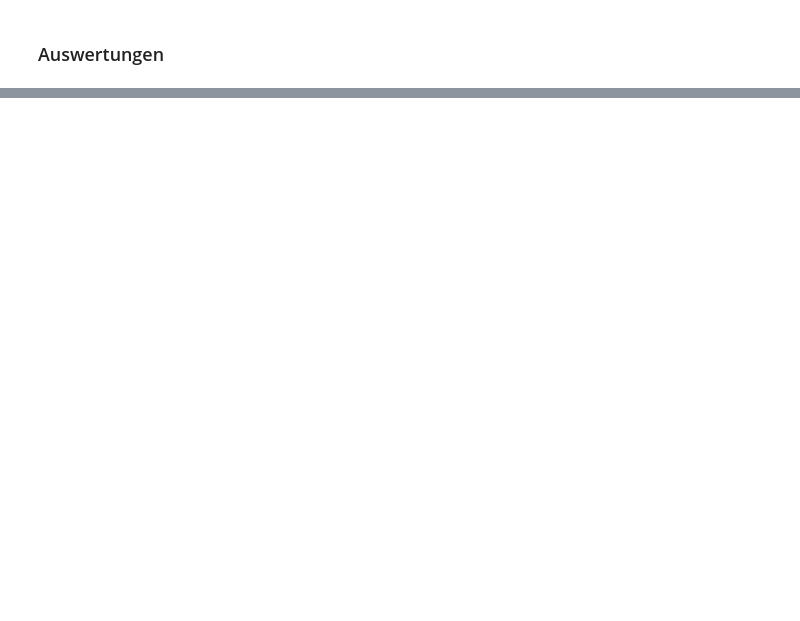
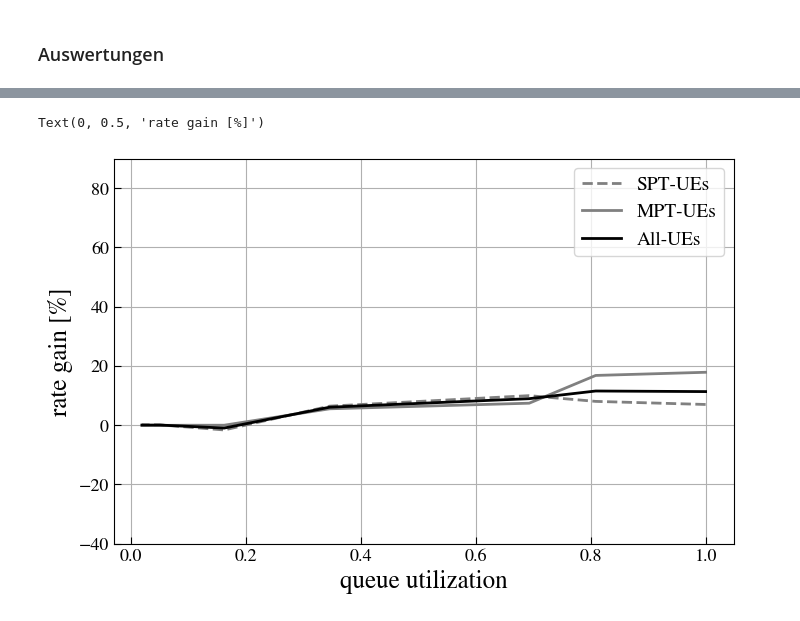
Before and after one commit to CarolineZoll/EDS, a Jupyter notebook: Application for RadioLab-Team.ipynb, the cells around one changed output, grey strips where cells are left out. Saved outputs shown, nothing was run; the diff lists cells and outputs as text; code cells hidden in the pictures; blank space fills up the shorter version.

```diff
--- a/Application for RadioLab-Team.ipynb
+++ b/Application for RadioLab-Team.ipynb
@@ -396,0 +374,14 @@ ut_ref=20000/20
+# %%
+metric=[1,1]
+sched='pf'
+mu_range=np.arange(1,200,20)
+
+user_results={}
+load_list=np.array([])
+for mu in mu_range:
+    load=0
+    ue_noCoMP, ue_comp, ue_all, index=sm.run_simulation('deterministic',df,cluster,mu,ue_nr,6,max_prb,'calculate',metric,'B',20000)
+    user_results.update({mu:eds.ue_to_df(ue_all)})
+    for i in ue_all:
+        load+=np.round(i.queue.level/4000)
+    load_list=np.append(load_list,load)
@@ -397,39 +407,80 @@ ut_ref=20000/20
 # %%
-
 gains=np.array([])
 
 tp_index={}
 mu_range=list(user_results.keys())
 tp_list=user_results[mu_range[0]]['TP1']
 
 index=0
 for i in cluster:
     tp_index_list=np.array([])
     for j in tp_list:
         if(j!=i):
             continue
         tp_index_list=np.append(tp_index_list,index)
         index+=1
     tp_index[i]=tp_index_list
 
-
 results_spt_mpt_all={}
 results_spt_mpt_all['All']=np.array([])
+results_spt_mpt_all['MPT']=np.array([])
+results_spt_mpt_all['SPT']=np.array([])
 utilization=np.array([])
+
 for j in cluster:
     results_spt_mpt_all[j]=np.array([])
     results_spt_mpt_all[str(j)+'-mpt']=np.array([])
-    for i in mu_range:
-        if(j==cluster[0]):
-            gains=user_results[i]['mR gain']
-            results_spt_mpt_all['All']=np.append(results_spt_mpt_all['All'],np.mean(gains))
-            utilization=np.append(utilization,np.mean(user_results[i]['utilization']/ut_ref))
+
+for i in mu_range:
+
+    gains=user_results[i]['mR gain']
+    results_spt_mpt_all['All']=np.append(results_spt_mpt_all['All'],(np.mean(gains)-1)*100)
+    utilization=np.append(utilization,np.mean(user_results[i]['utilization']/ut_ref))
+
+    gains=user_results[i]['mR gain']*(user_results[i]['comp'])
+    gains=gains[gains!=0]
+    results_spt_mpt_all['MPT']=np.append(results_spt_mpt_all['MPT'],(np.mean(gains)-1)*100)
+
+    gains=user_results[i]['mR gain']*(1-user_results[i]['comp'])
+    gains=gains[gains!=0]
+    results_spt_mpt_all['SPT']=np.append(results_spt_mpt_all['SPT'],(np.mean(gains)-1)*100)
+
+    for j in cluster:
 
         gains=user_results[i]['mR gain'][tp_index[j]]*(1-user_results[i]['comp'][tp_index[j]])
         gains=gains[gains!=0]
-        results_spt_mpt_all[j]=np.append(results_spt_mpt_all[j],np.mean(gains))
+        results_spt_mpt_all[j]=np.append(results_spt_mpt_all[j],(np.mean(gains)-1)*100)
 
 
         gains=user_results[i]['mR gain'][tp_index[j]]*(user_results[i]['comp'][tp_index[j]])
         gains=gains[gains!=0]
-        results_spt_mpt_all[str(j)+'-mpt']=np.append(results_spt_mpt_all[str(j)+'-mpt'],np.mean(gains))
+        results_spt_mpt_all[str(j)+'-mpt']=np.append(results_spt_mpt_all[str(j)+'-mpt'],(np.mean(gains)-1)*100)
+
+beg=2
+end=19
+f = plt.figure()
+f.set_figwidth(8)
+f.set_figheight(5)
+
+parameters = {'axes.labelsize': 16,'axes.titlesize': 16,'xtick.labelsize':13,'ytick.labelsize':13,'figure.titlesize':20}
+plt.rcParams.update(parameters)
+
+plt.plot(utilization,results_spt_mpt_all['SPT'],color='grey',linestyle='dashed', label= 'SPT-UEs',linewidth=2)
+plt.plot(utilization,results_spt_mpt_all['MPT'],color='grey', label='MPT-UEs',linewidth=2)
+plt.plot(utilization,results_spt_mpt_all['All'],color='black', label='All-UEs',linewidth=2)
+#plt.vlines(x=mu_range2[full_load],ymin=-50, ymax=85,ls='-',label='load boundary',colors='green')
+
+#plt.legend()
+#plt.title('Rate-gain analysis '+ str(prb_ana[0]*2) + ' % of the resources for comp UEs', fontsize=14)
+plt.grid()
+plt.legend(prop={'size': 14})
+#plt.xlabel('packet arrival rate $\mu$ [ms]')
+#plt.xlim(0,0.8)
+#plt.ylim(-35,40)
+plt.ylim(-40,90)
+plt.xlabel('queue utilization',fontsize=18)
+#plt.ylim(-40,60)
+plt.ylabel('rate gain [%]',fontsize=18)
+# %% [output]
+Text(0, 0.5, 'rate gain [%]')
+[figure, added]
```
Also changed, not shown: parts of 31 cells of this notebook, 4 other files.
